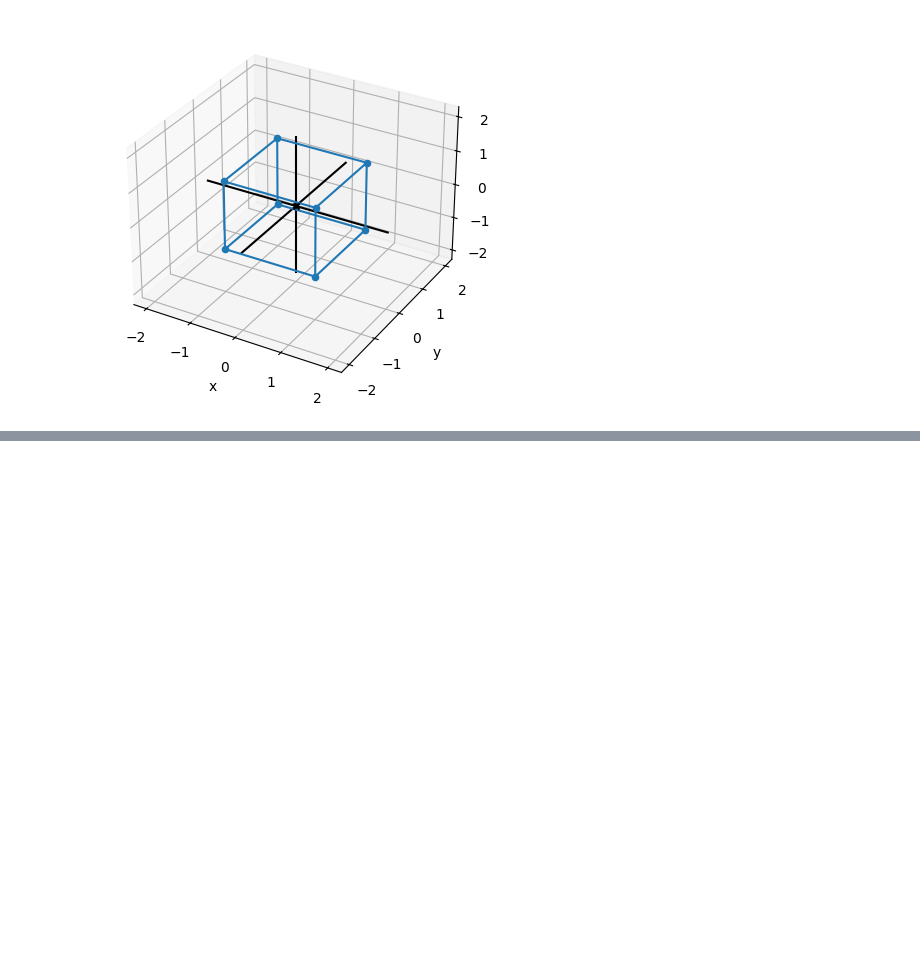
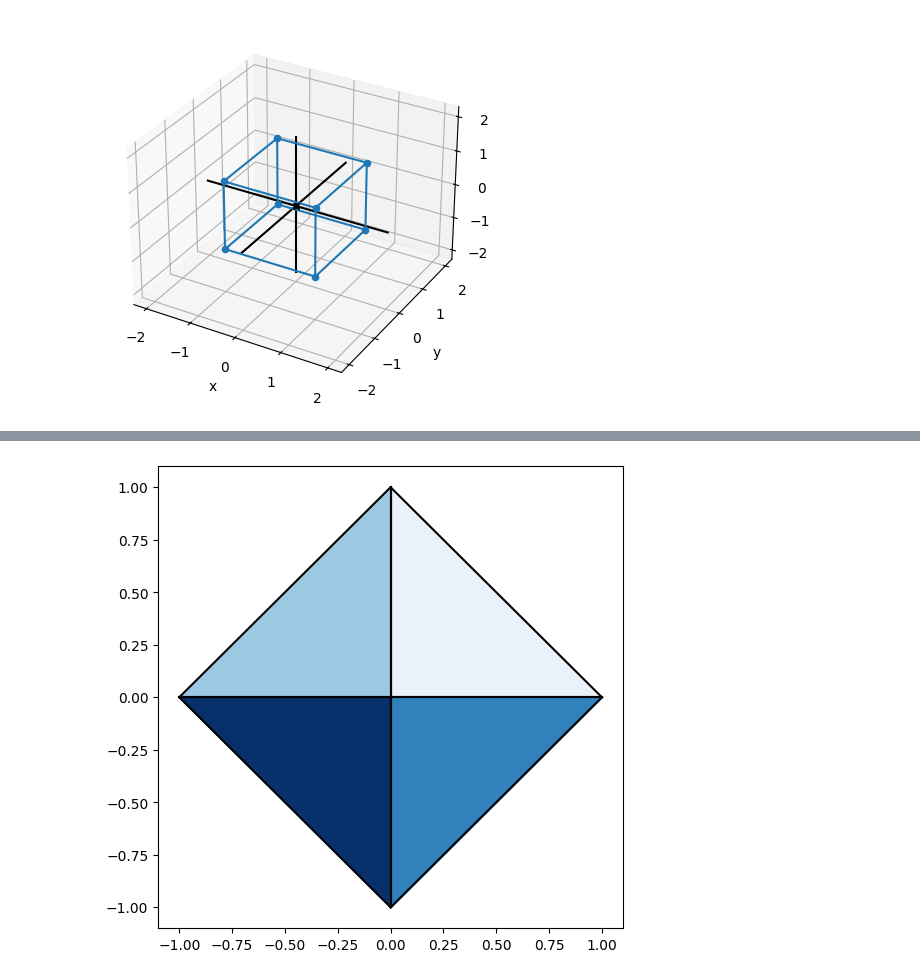
Before and after one commit to JIbraimov/Math, a Jupyter notebook: Chapter03/main.ipynb, the cells around one changed output, grey strips where cells are left out. Saved outputs shown, nothing was run; the diff lists cells and outputs as text; code cells hidden in the pictures; blank space fills up the shorter version.

Commit message:
Refactor draw2D module for improved vector extraction and rendering capabilities

```diff
--- a/Chapter03/main.ipynb
+++ b/Chapter03/main.ipynb
@@ -37,6 +39,14 @@ draw3d(
 def add(*vectors):
     return tuple(map(sum, zip(*vectors)))
 
+def scale(v, s):
+    """
+        Get the scalar product of a 2D vector by s.
+    """
+    return [coord * s for coord in v]
+
+def subtract(u, v):
+    return [coord1 - coord2 for coord1, coord2 in zip(u, v)]
 
 def length(vector):
     return sum(map(lambda x: x**2, vector))**0.5
@@ -49,7 +59,7 @@ def vector_with_whole_length(max_coords = 100):
                 if length((x, y, z)).is_integer():
                     yield (x, y, z)
 
-gen = vector_with_whole_length()
+# gen = vector_with_whole_length()
 
-for vectors in gen:
-    print(vectors)
+# for vectors in gen:
+#     print(vectors)
@@ -73,0 +66,65 @@ for vectors in gen:
+# %%
+def dot(u, v): # Скалярное произведение
+    return sum([coord1 * coord2 for coord1, coord2 in zip(u,v)])
+
+def alt_dot(u, v, angle):
+    return length(u) * length(v) * math.cos(angle * math.pi / 180)
+
+
+
+
+def cross(u, v): # Векторное произведение
+    ux, uy, uz = u
+    vx, vy, vz = v
+    return (uy * vz -  uz*vy, uz*vx - ux*vz, ux*vy - uy * vx)
+
+
+def vertices(faces):
+    return list(set([vertex for face in faces for vertex in face]))
+
+
+def component(v, direction):
+    return (dot(v, direction) / length(direction))
+
+
+def vector_to_2d(v):
+    return (component(v,(1,0,0)), component(v,(0,1,0)))
+
+
+def face_to_2d(face):
+    return [vector_to_2d(vertex) for vertex in face]
+
+def unit(v):
+    return scale(v, 1/length(v))
+
+
+def normal(face):
+    return cross(subtract(face[1], face[0]), subtract(face[2], face[0]))
+
+
+def render(faces, light=(1,2,3), color_map=None, lines=None):
+    polygons = []
+    for face in faces:
+        unit_normal = unit(normal(face))
+        if unit_normal[2] > 0:
+            c = color_map(1 - dot(unit(normal(face)), unit(light)))
+            p = Polygon2D(*face_to_2d(face), fill=c, color=lines)
+            polygons.append(p)
+    draw2D(*polygons,axes=False, origin=False, grid=None)
+
+
+octahedron = [
+[(1,0,0), (0,1,0), (0,0,1)],
+[(1,0,0), (0,0,-1), (0,1,0)],
+[(1,0,0), (0,0,1), (0,-1,0)],
+[(1,0,0), (0,-1,0), (0,0,-1)],
+[(-1,0,0), (0,0,1), (0,1,0)],
+[(-1,0,0), (0,1,0), (0,0,-1)],
+[(-1,0,0), (0,-1,0), (0,0,1)],
+[(-1,0,0), (0,0,-1), (0,-1,0)],
+]
+
+
+render(octahedron, color_map=matplotlib.colormaps.get_cmap('Blues'), lines=BLACK)
+# %% [output]
+[figure, added]
```
Also changed, not shown: parts of 2 cells of this notebook, 1 other file.
